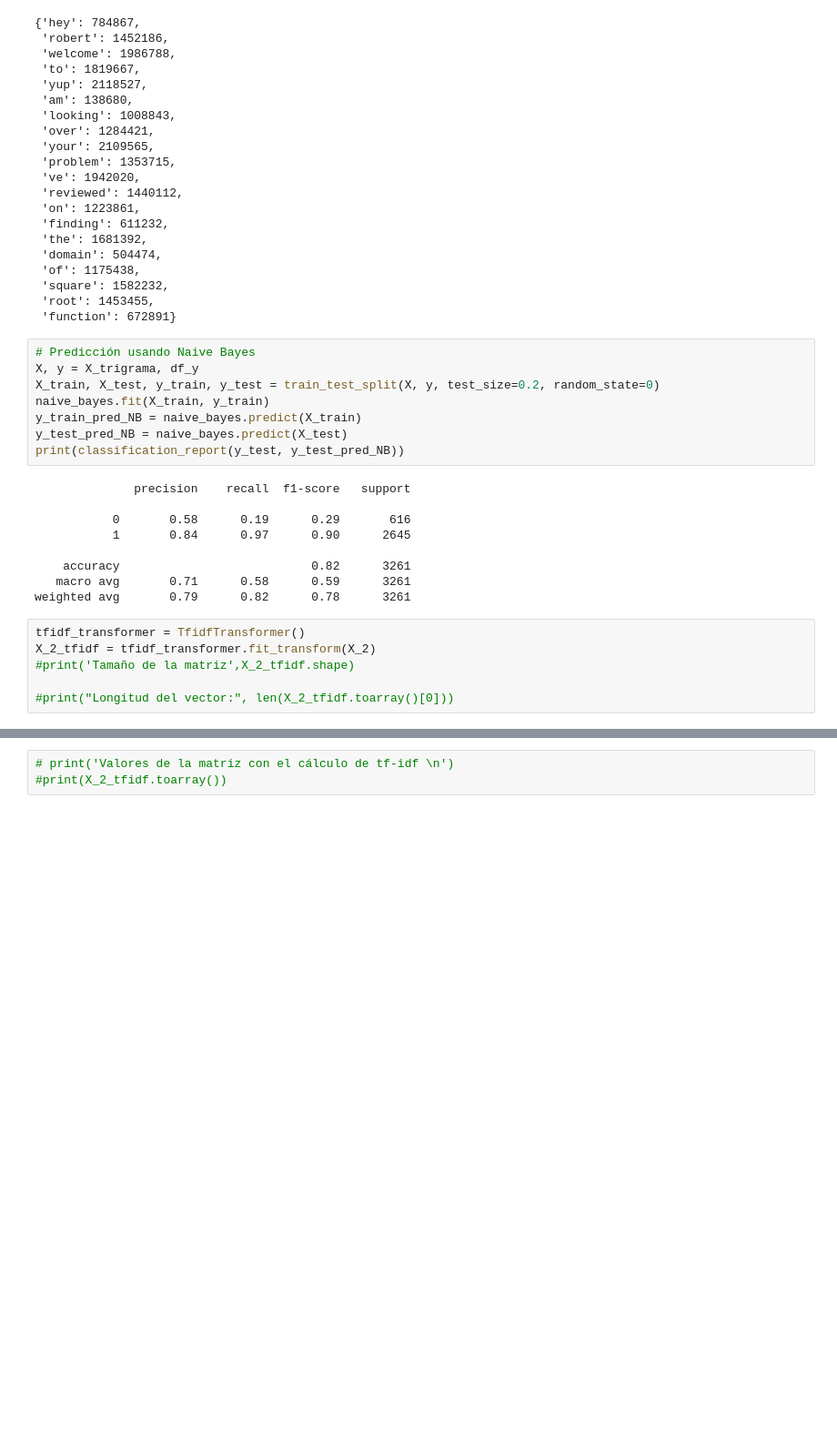
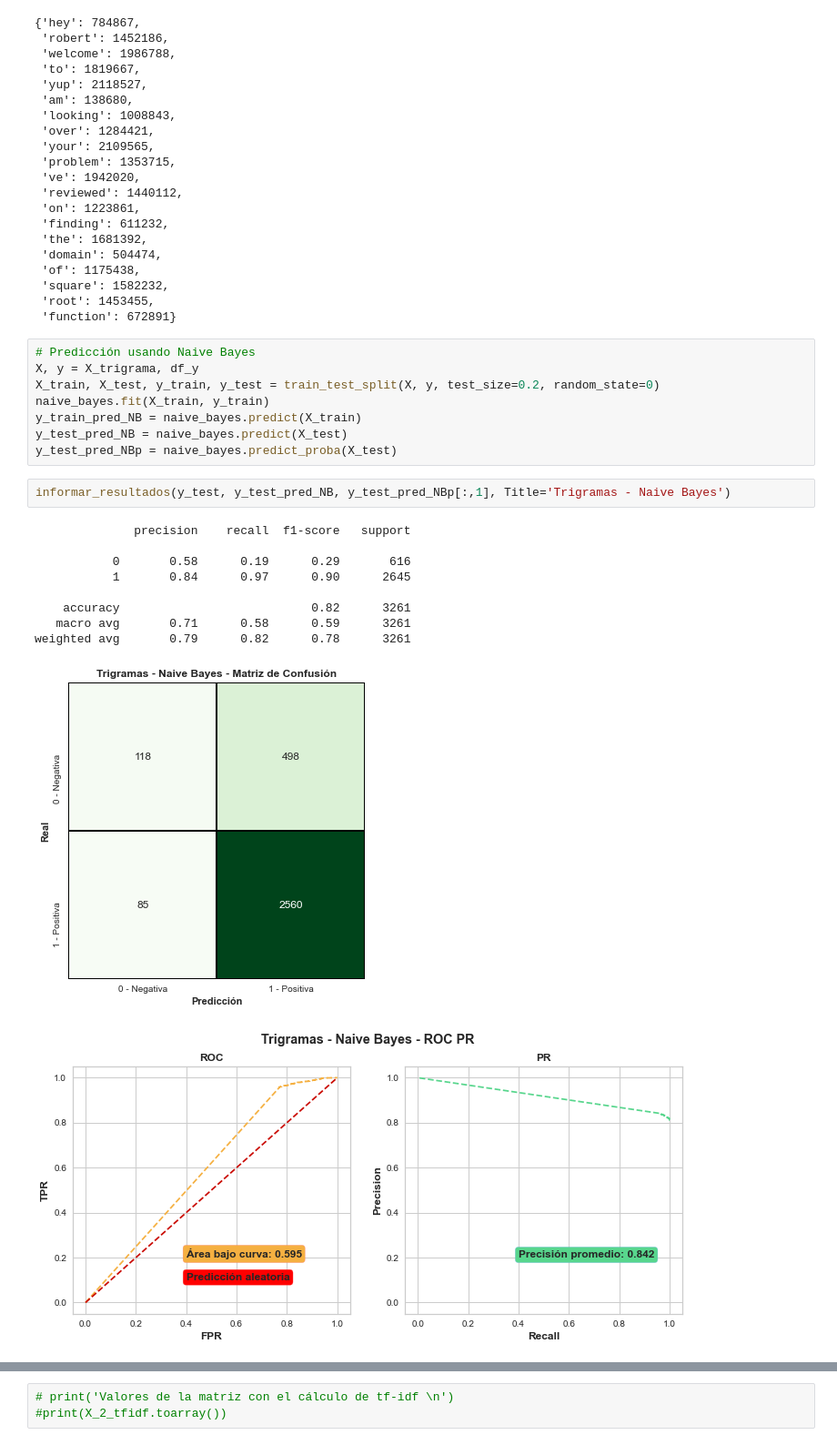
Before and after one commit to giannipablo/MentoriaDiploDatos2020, a Jupyter notebook: Practico_3y4_part_5.ipynb, the cells around one changed output, grey strips where cells are left out. Shown at 91% size. Saved outputs shown, nothing was run; the diff lists cells and outputs as text; blank space fills up the shorter version.

```diff
--- a/Practico_3y4_part_5.ipynb
+++ b/Practico_3y4_part_5.ipynb
@@ -625,19 +682,17 @@ X_train, X_test, y_train, y_test = train_test_split(X, y, test_size=0.2, random_
 naive_bayes.fit(X_train, y_train)
 y_train_pred_NB = naive_bayes.predict(X_train)
 y_test_pred_NB = naive_bayes.predict(X_test)
-print(classification_report(y_test, y_test_pred_NB))
+y_test_pred_NBp = naive_bayes.predict_proba(X_test)
-# %% [output]
-              precision    recall  f1-score   support
-
-           0       0.58      0.19      0.29       616
-           1       0.84      0.97      0.90      2645
-
-    accuracy                           0.82      3261
-   macro avg       0.71      0.58      0.59      3261
-weighted avg       0.79      0.82      0.78      3261
-# %%
-tfidf_transformer = TfidfTransformer()
-X_2_tfidf = tfidf_transformer.fit_transform(X_2)
-#print('Tamaño de la matriz',X_2_tfidf.shape)
-
-#print("Longitud del vector:", len(X_2_tfidf.toarray()[0]))
+# %%
+informar_resultados(y_test, y_test_pred_NB, y_test_pred_NBp[:,1], Title='Trigramas - Naive Bayes')
+# %% [output]
+              precision    recall  f1-score   support
+
+           0       0.58      0.19      0.29       616
+           1       0.84      0.97      0.90      2645
+
+    accuracy                           0.82      3261
+   macro avg       0.71      0.58      0.59      3261
+weighted avg       0.79      0.82      0.78      3261
+[figure, added]
+[figure, added]
```
Also changed, not shown: parts of 22 cells of this notebook.
